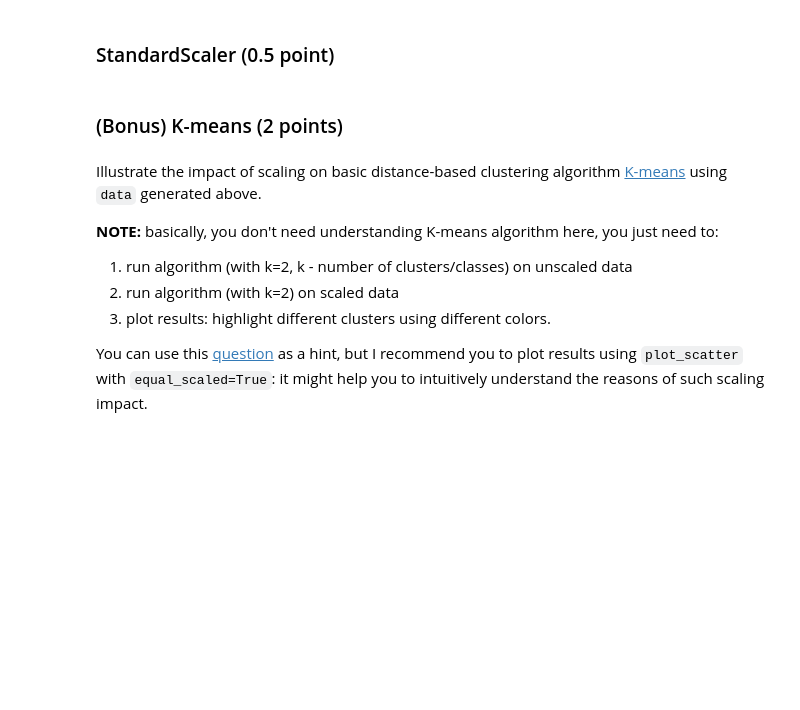
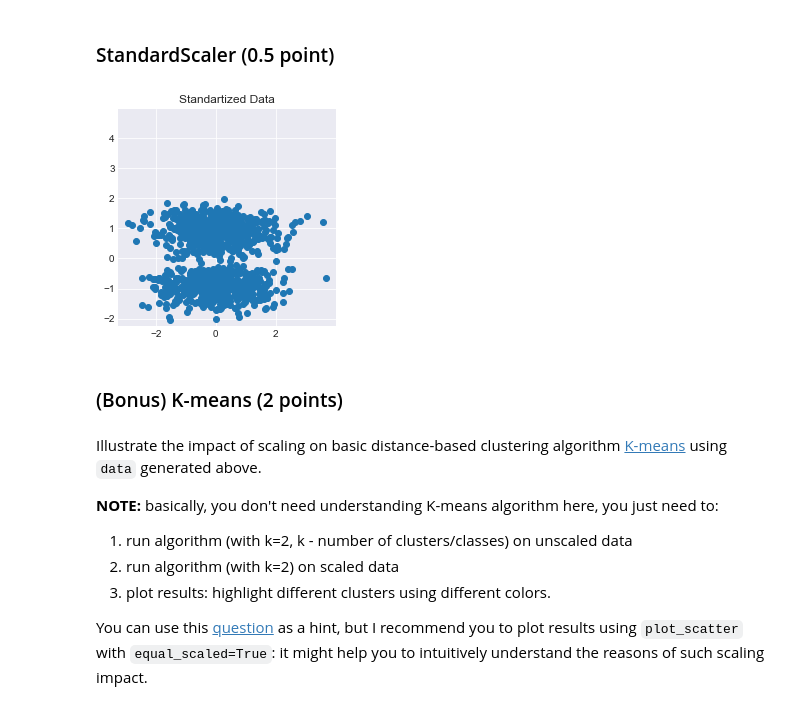
Before and after one commit to AndreiMedvedevSaratov/ml-6_feature_engineering_selection, a Jupyter notebook: homework.ipynb, the cells around one changed output. Drawn from its saved outputs; the diff is of its cells as text; code cells hidden in the pictures; blank space fills up the shorter version.

```diff
--- a/homework.ipynb
+++ b/homework.ipynb
@@ -127,3 +129,9 @@ Perform `StandardScaling` and `MinMaxScaling` of original data; visualize result
+# %%
+standard_scaler = StandardScaler()
+standard_scaled = standard_scaler.fit_transform(data)
+plot_scatter(standard_scaled[:, 0], standard_scaled[:, 1], auto_scaled=False , title='Standartized Data')
+# %% [output]
+[figure, added]
 # %% [markdown]
 ### (Bonus) K-means (2 points)
 # %% [markdown]
```
Also changed, not shown: parts of 7 cells of this notebook.
